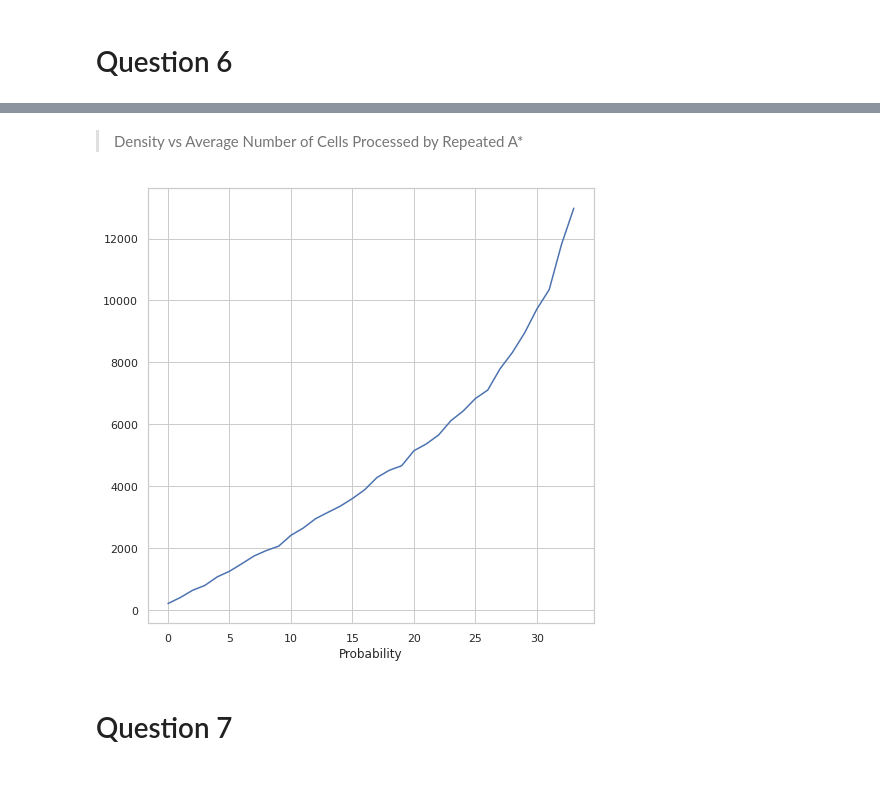
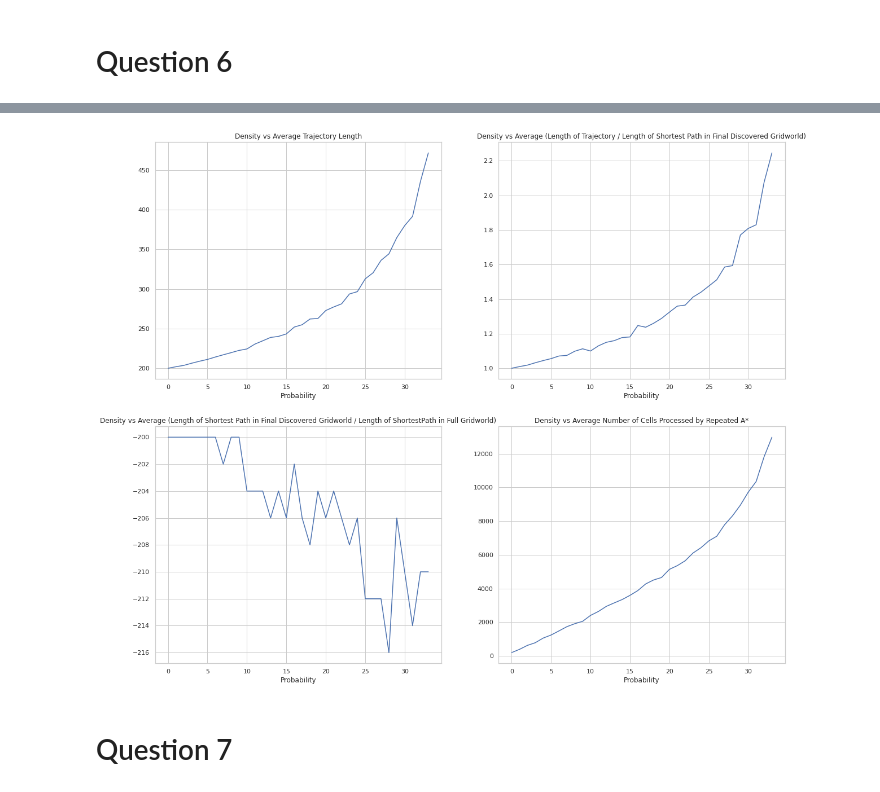
Before and after one commit to yuju1998/A-Search-520, a Jupyter notebook: Data/Plots-and-Analysis/Voyage_to_the_Unknown.ipynb, the cells around one changed output, grey strips where cells are left out. Drawn from its saved outputs; the diff is of its cells as text; code cells hidden in the pictures.

```diff
--- a/Data/Plots-and-Analysis/Voyage_to_the_Unknown.ipynb
+++ b/Data/Plots-and-Analysis/Voyage_to_the_Unknown.ipynb
@@ -115,13 +86,35 @@ q6_3_line = sns.lineplot(data=q6_3_shortest_d, x='Probability', y=q6_3_shortest_
-# %% [markdown]
-
-
-> Density vs Average Number of Cells Processed by Repeated A*
-# %%
-q6_4_mean = q6_dt.groupby(['Probability'])['Number_of_Cells'].mean()
-plt.figure(figsize=(8, 8))
-q6_4_line = sns.lineplot(data=q6_4_mean, x='Probability', y=q6_4_mean.values)
-# %% [output]
-[figure, removed]
+# %%
+# Density vs Average Trajectory Length
+q6_1_mean = q6_dt.groupby(['Probability'])['Trajectory'].mean()
+plt.figure(figsize=(20, 17))
+plt.subplot(2, 2, 1)
+plt.title("Density vs Average Trajectory Length")
+q6_1_line = sns.lineplot(data=q6_1_mean, x='Probability', y=q6_1_mean.values)
+
+# Density vs Average (Length of Trajectory / Length of Shortest Path in Final Discovered Gridworld)
+q6_2 = pd.concat([q6['Probability'], q6['Path Length (Repeated A*'].rename('Trajectory')], axis=1)
+q6_2_shortest = q6_dt.groupby(['Probability'])['Discovered'].quantile([0])
+q6_2_mean = q6_2.groupby(['Probability'])['Trajectory'].mean()
+#print(q6_2_mean, q6_2_shortest.values, q6_2_mean/q6_2_shortest.values)
+plt.subplot(2, 2, 2)
+plt.title("Density vs Average (Length of Trajectory / Length of Shortest Path in Final Discovered Gridworld)")
+q6_2_line = sns.lineplot(data=q6_2_mean, x='Probability', y=q6_2_mean.values/q6_2_shortest.values)
+
+# Density vs Average (Length of Shortest Path in Final Discovered Gridworld / Length of ShortestPath in Full Gridworld)
+q6_3_shortest_d = q6_dt.groupby(['Probability'])['Discovered'].quantile([0])
+q6_3_shortest_f = q6_dt.groupby(['Probability'])['Full'].quantile([0])
+#print(q6_3_shortest_d.values, '\n', q6_3_shortest_f.values, '\n', )
+plt.subplot(2, 2, 3)
+plt.title("Density vs Average (Length of Shortest Path in Final Discovered Gridworld / Length of ShortestPath in Full Gridworld)")
+q6_3_line = sns.lineplot(data=q6_3_shortest_d, x='Probability', y=q6_3_shortest_d.values/q6_3_shortest_f.values)
+
+# Density vs Average Number of Cells Processed by Repeated A*
+q6_4_mean = q6_dt.groupby(['Probability'])['Number_of_Cells'].mean()
+plt.subplot(2, 2, 4)
+plt.title("Density vs Average Number of Cells Processed by Repeated A*")
+q6_4_line = sns.lineplot(data=q6_4_mean, x='Probability', y=q6_4_mean.values)
+# %% [output]
+[figure, added]
 # %% [markdown]
 # Question 7
 # %%
```
Also changed, not shown: parts of 34 cells of this notebook.
